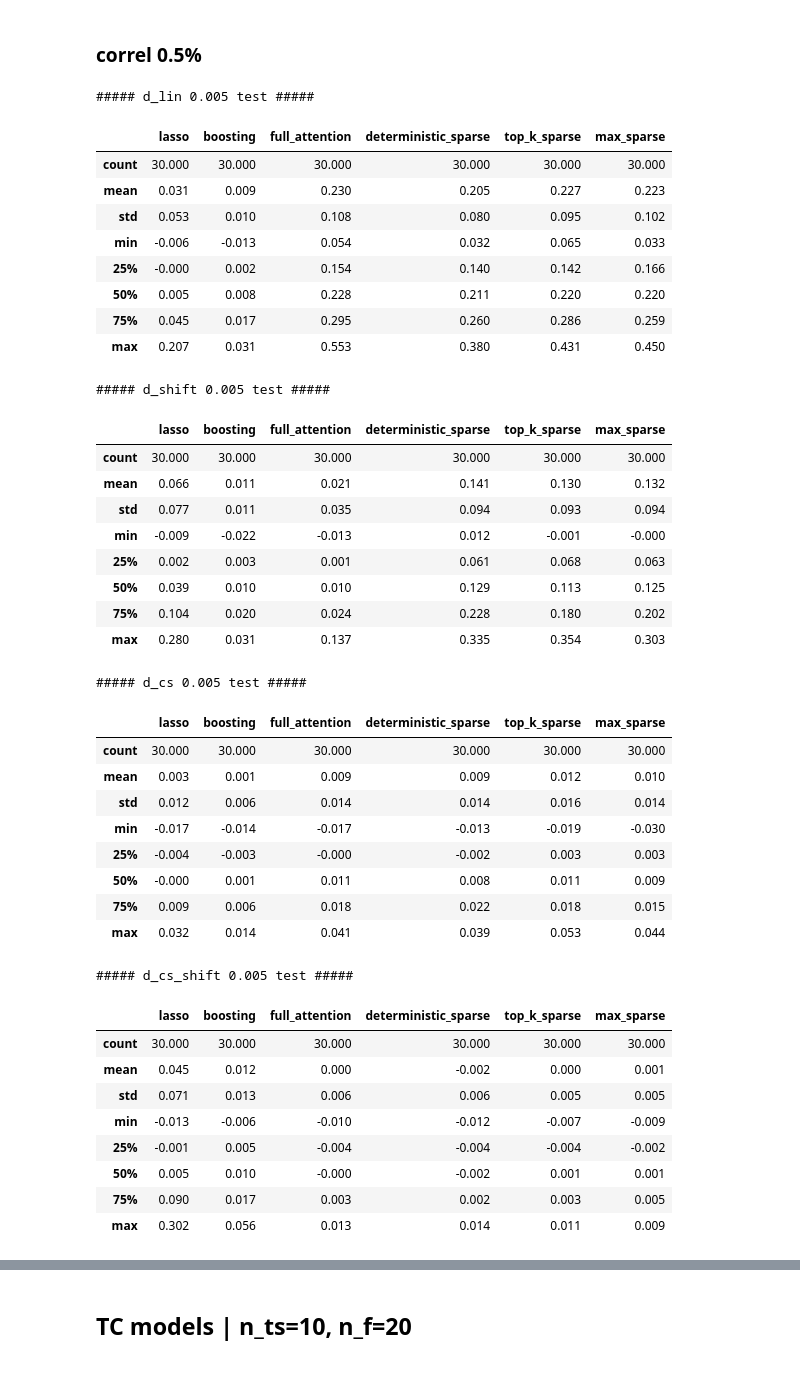
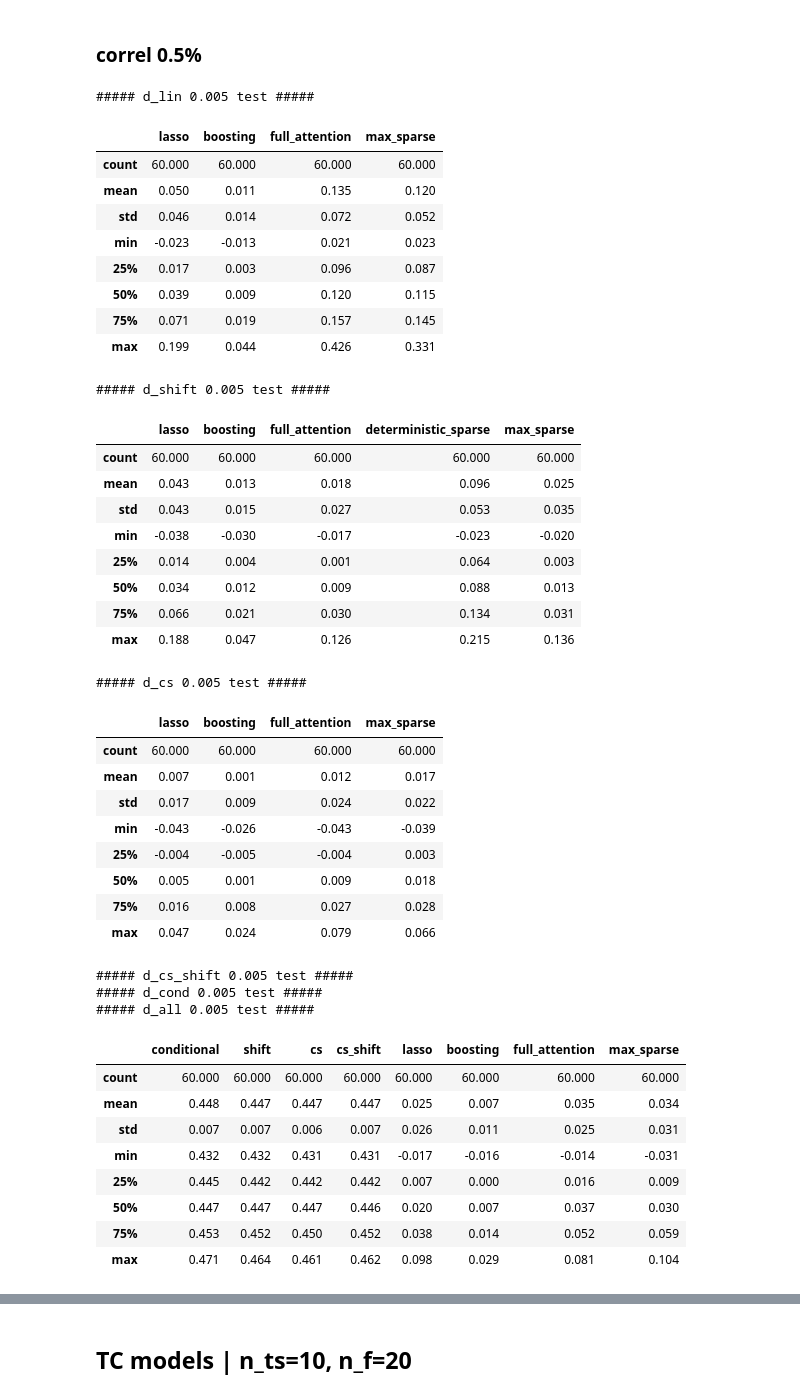
Before and after one commit to cyrilgarcia009/TSNN, a Jupyter notebook: notebooks/results_tables.ipynb, the cells around one changed output, grey strips where cells are left out. Drawn from its saved outputs; the diff is of its cells as text; code cells hidden in the pictures.

Commit message:
results tables

```diff
--- a/notebooks/results_tables.ipynb
+++ b/notebooks/results_tables.ipynb
@@ -7,61 +7,63 @@ import pandas as pd
 # %% [markdown]
 ### correl 0.5%
 # %%
-cs = [0.005]#, 0.01, 0.03, 0.05, 0.1]
+cs = [0.005, 0.01, 0.03]#, 0.05, 0.1]
 effects = ['d_lin', 'd_shift', 'd_cs', 'd_cs_shift', 'd_cond', 'd_all']
 
 import warnings
 
 for c in cs:
     for effect in effects:
         try:
             # print(f'##### {effect} {c} train #####')
             # df = pd.read_parquet(f'sparse_results2/sparse_{effect}_{c}_train.parquet')
             # display(df.iloc[:, 2:].describe().style.background_gradient(axis=1).format(precision=3))
 
             print(f'##### {effect} {c} test #####')
-            df = pd.read_parquet(f'sparse_results2/sparse_{effect}_{c}_test.parquet')
+            df = pd.read_parquet(f'sparse_results3/sparse_{effect}_{c}_test.parquet')
             display(df.iloc[:, 2:].describe().style.background_gradient(axis=1).format(precision=3))
         except:
             continue
 # %% [output]
 ##### d_lin 0.005 test #####
-|  | lasso | boosting | full_attention | deterministic_sparse | top_k_sparse | max_sparse |
-| count | 30.000 | 30.000 | 30.000 | 30.000 | 30.000 | 30.000 |
-| mean | 0.031 | 0.009 | 0.230 | 0.205 | 0.227 | 0.223 |
-| std | 0.053 | 0.010 | 0.108 | 0.080 | 0.095 | 0.102 |
-| min | -0.006 | -0.013 | 0.054 | 0.032 | 0.065 | 0.033 |
-| 25% | -0.000 | 0.002 | 0.154 | 0.140 | 0.142 | 0.166 |
-| 50% | 0.005 | 0.008 | 0.228 | 0.211 | 0.220 | 0.220 |
-| 75% | 0.045 | 0.017 | 0.295 | 0.260 | 0.286 | 0.259 |
-| max | 0.207 | 0.031 | 0.553 | 0.380 | 0.431 | 0.450 |
+|  | lasso | boosting | full_attention | max_sparse |
+| count | 60.000 | 60.000 | 60.000 | 60.000 |
+| mean | 0.050 | 0.011 | 0.135 | 0.120 |
+| std | 0.046 | 0.014 | 0.072 | 0.052 |
+| min | -0.023 | -0.013 | 0.021 | 0.023 |
+| 25% | 0.017 | 0.003 | 0.096 | 0.087 |
+| 50% | 0.039 | 0.009 | 0.120 | 0.115 |
+| 75% | 0.071 | 0.019 | 0.157 | 0.145 |
+| max | 0.199 | 0.044 | 0.426 | 0.331 |
 ##### d_shift 0.005 test #####
-|  | lasso | boosting | full_attention | deterministic_sparse | top_k_sparse | max_sparse |
-| count | 30.000 | 30.000 | 30.000 | 30.000 | 30.000 | 30.000 |
-| mean | 0.066 | 0.011 | 0.021 | 0.141 | 0.130 | 0.132 |
-| std | 0.077 | 0.011 | 0.035 | 0.094 | 0.093 | 0.094 |
-| min | -0.009 | -0.022 | -0.013 | 0.012 | -0.001 | -0.000 |
-| 25% | 0.002 | 0.003 | 0.001 | 0.061 | 0.068 | 0.063 |
-| 50% | 0.039 | 0.010 | 0.010 | 0.129 | 0.113 | 0.125 |
-| 75% | 0.104 | 0.020 | 0.024 | 0.228 | 0.180 | 0.202 |
-| max | 0.280 | 0.031 | 0.137 | 0.335 | 0.354 | 0.303 |
+|  | lasso | boosting | full_attention | deterministic_sparse | max_sparse |
+| count | 60.000 | 60.000 | 60.000 | 60.000 | 60.000 |
+| mean | 0.043 | 0.013 | 0.018 | 0.096 | 0.025 |
+| std | 0.043 | 0.015 | 0.027 | 0.053 | 0.035 |
+| min | -0.038 | -0.030 | -0.017 | -0.023 | -0.020 |
+| 25% | 0.014 | 0.004 | 0.001 | 0.064 | 0.003 |
+| 50% | 0.034 | 0.012 | 0.009 | 0.088 | 0.013 |
+| 75% | 0.066 | 0.021 | 0.030 | 0.134 | 0.031 |
+| max | 0.188 | 0.047 | 0.126 | 0.215 | 0.136 |
 ##### d_cs 0.005 test #####
-|  | lasso | boosting | full_attention | deterministic_sparse | top_k_sparse | max_sparse |
-| count | 30.000 | 30.000 | 30.000 | 30.000 | 30.000 | 30.000 |
-| mean | 0.003 | 0.001 | 0.009 | 0.009 | 0.012 | 0.010 |
-| std | 0.012 | 0.006 | 0.014 | 0.014 | 0.016 | 0.014 |
-| min | -0.017 | -0.014 | -0.017 | -0.013 | -0.019 | -0.030 |
-| 25% | -0.004 | -0.003 | -0.000 | -0.002 | 0.003 | 0.003 |
-| 50% | -0.000 | 0.001 | 0.011 | 0.008 | 0.011 | 0.009 |
-| 75% | 0.009 | 0.006 | 0.018 | 0.022 | 0.018 | 0.015 |
-| max | 0.032 | 0.014 | 0.041 | 0.039 | 0.053 | 0.044 |
+|  | lasso | boosting | full_attention | max_sparse |
+| count | 60.000 | 60.000 | 60.000 | 60.000 |
+| mean | 0.007 | 0.001 | 0.012 | 0.017 |
+| std | 0.017 | 0.009 | 0.024 | 0.022 |
+| min | -0.043 | -0.026 | -0.043 | -0.039 |
+| 25% | -0.004 | -0.005 | -0.004 | 0.003 |
+| 50% | 0.005 | 0.001 | 0.009 | 0.018 |
+| 75% | 0.016 | 0.008 | 0.027 | 0.028 |
+| max | 0.047 | 0.024 | 0.079 | 0.066 |
 ##### d_cs_shift 0.005 test #####
+##### d_cond 0.005 test #####
+##### d_all 0.005 test #####
-|  | lasso | boosting | full_attention | deterministic_sparse | top_k_sparse | max_sparse |
-| count | 30.000 | 30.000 | 30.000 | 30.000 | 30.000 | 30.000 |
-| mean | 0.045 | 0.012 | 0.000 | -0.002 | 0.000 | 0.001 |
-| std | 0.071 | 0.013 | 0.006 | 0.006 | 0.005 | 0.005 |
-| min | -0.013 | -0.006 | -0.010 | -0.012 | -0.007 | -0.009 |
-| 25% | -0.001 | 0.005 | -0.004 | -0.004 | -0.004 | -0.002 |
-| 50% | 0.005 | 0.010 | -0.000 | -0.002 | 0.001 | 0.001 |
-| 75% | 0.090 | 0.017 | 0.003 | 0.002 | 0.003 | 0.005 |
-| max | 0.302 | 0.056 | 0.013 | 0.014 | 0.011 | 0.009 |
+|  | conditional | shift | cs | cs_shift | lasso | boosting | full_attention | max_sparse |
+| count | 60.000 | 60.000 | 60.000 | 60.000 | 60.000 | 60.000 | 60.000 | 60.000 |
+| mean | 0.448 | 0.447 | 0.447 | 0.447 | 0.025 | 0.007 | 0.035 | 0.034 |
+| std | 0.007 | 0.007 | 0.006 | 0.007 | 0.026 | 0.011 | 0.025 | 0.031 |
+| min | 0.432 | 0.432 | 0.431 | 0.431 | -0.017 | -0.016 | -0.014 | -0.031 |
+| 25% | 0.445 | 0.442 | 0.442 | 0.442 | 0.007 | 0.000 | 0.016 | 0.009 |
+| 50% | 0.447 | 0.447 | 0.447 | 0.446 | 0.020 | 0.007 | 0.037 | 0.030 |
+| 75% | 0.453 | 0.452 | 0.450 | 0.452 | 0.038 | 0.014 | 0.052 | 0.059 |
+| max | 0.471 | 0.464 | 0.461 | 0.462 | 0.098 | 0.029 | 0.081 | 0.104 |
```
Also changed, not shown: parts of 15 cells of this notebook.
